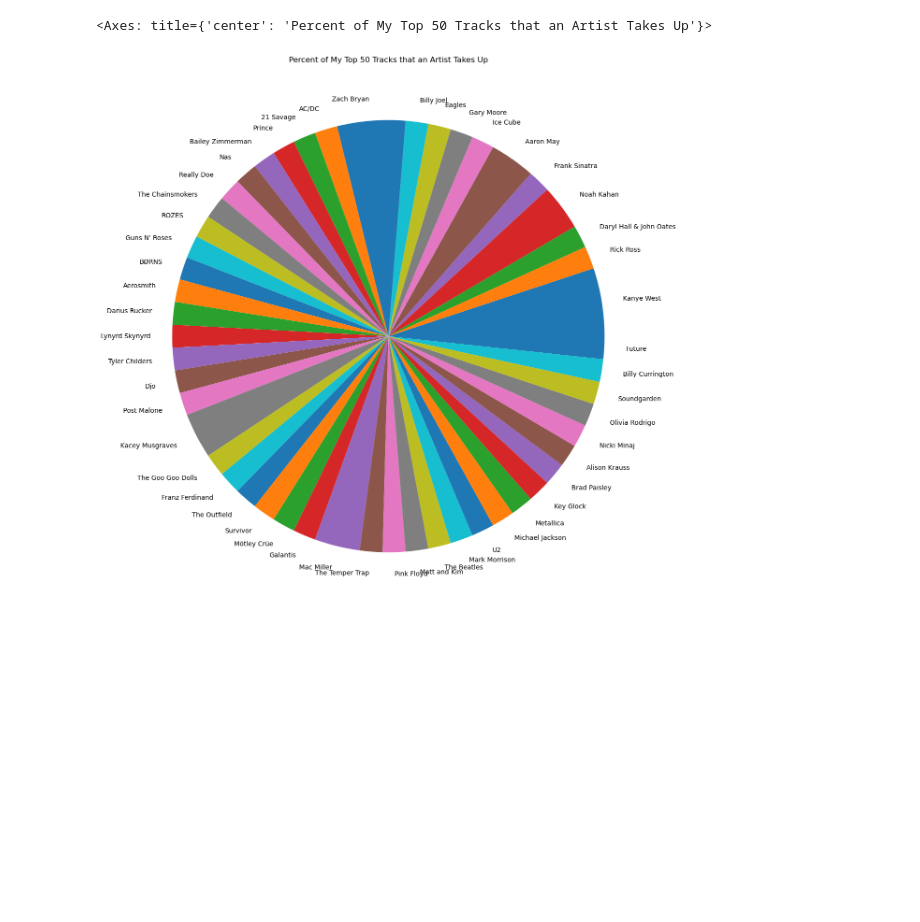
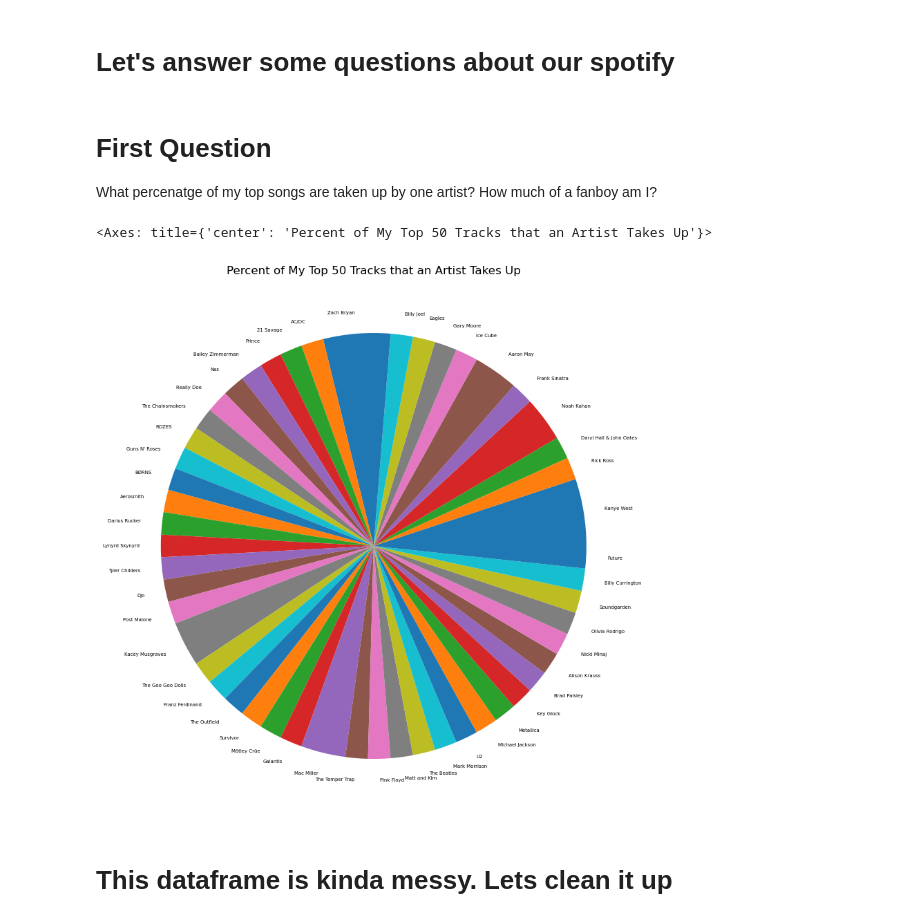
Before and after one commit to stevenarbo3/Spotify_Analysis, a Jupyter notebook: SpotifyAnalysis.ipynb, the cells around one changed output. Cells and saved outputs as stored; diff of their text form; code cells hidden in the pictures; blank space fills up the shorter version.

Commit message:
introduced markdowns, cleaned up dataframe, and looked at track number stats

```diff
--- a/SpotifyAnalysis.ipynb
+++ b/SpotifyAnalysis.ipynb
@@ -1,3 +1,5 @@
+# %% [markdown]
+# Let's answer some questions about our spotify
 # %%
 #import necessary libraries for analysis
 import pandas as pd
@@ -27,33 +30,39 @@ sp = spotipy.Spotify(auth_manager=SpotifyOAuth(client_id=client_id,
                                                client_secret=client_secret,
                                                redirect_uri=redirect_uri,
                                                 scope=scope))
+# %% [markdown]
+# First Question
+
+What percenatge of my top songs are taken up by one artist? How much of a fanboy am I?
 # %%
-#first question that popped into my head (what percentage of my top songs are taken up by one artist? How much of a fanboy am I?)
+
 top_tracks_last_year = pd.DataFrame(sp.current_user_top_tracks(limit=50, time_range='long_term')['items'])
 
 #create a series of the 'artists' field  from the top tracks dataframe
 all_artists = top_tracks_last_year['artists']
 
 #create a dictionary to store and keep track of # of artist appearances
 artist_dict = {}
 
 #count how many times an artist appears in my top 50 tracks over the last year
 for song_artists in all_artists:
     for artist in song_artists:
         if artist['name'] not in artist_dict.keys():
             artist_dict[artist['name']] = 1
         else:
             artist_dict[artist['name']] += 1
 
 #transform dict to series to plot it
 artist_df = pd.DataFrame(artist_dict.items(), columns=['name', 'count']).set_index(['name'])
 
 #add percentage column
 artist_df['percentage'] = round(artist_df / artist_df.sum() * 100, 1)
 
 #plot pie chart of percentages
-artist_df['percentage'].plot(kind='pie', figsize=(15,15), ylabel='', title='Percent of My Top 50 Tracks that an Artist Takes Up',
-                             fontsize=7)
+artist_df['percentage'].plot(kind='pie', figsize=(10,10), ylabel='', title='Percent of My Top 50 Tracks that an Artist Takes Up',
+                             fontsize=5)
 # %% [output]
 <Axes: title={'center': 'Percent of My Top 50 Tracks that an Artist Takes Up'}>
-[figure, old version]
+[figure, new version]
+# %% [markdown]
+# This dataframe is kinda messy. Lets clean it up
```
Also changed, not shown: parts of 5 cells of this notebook.
